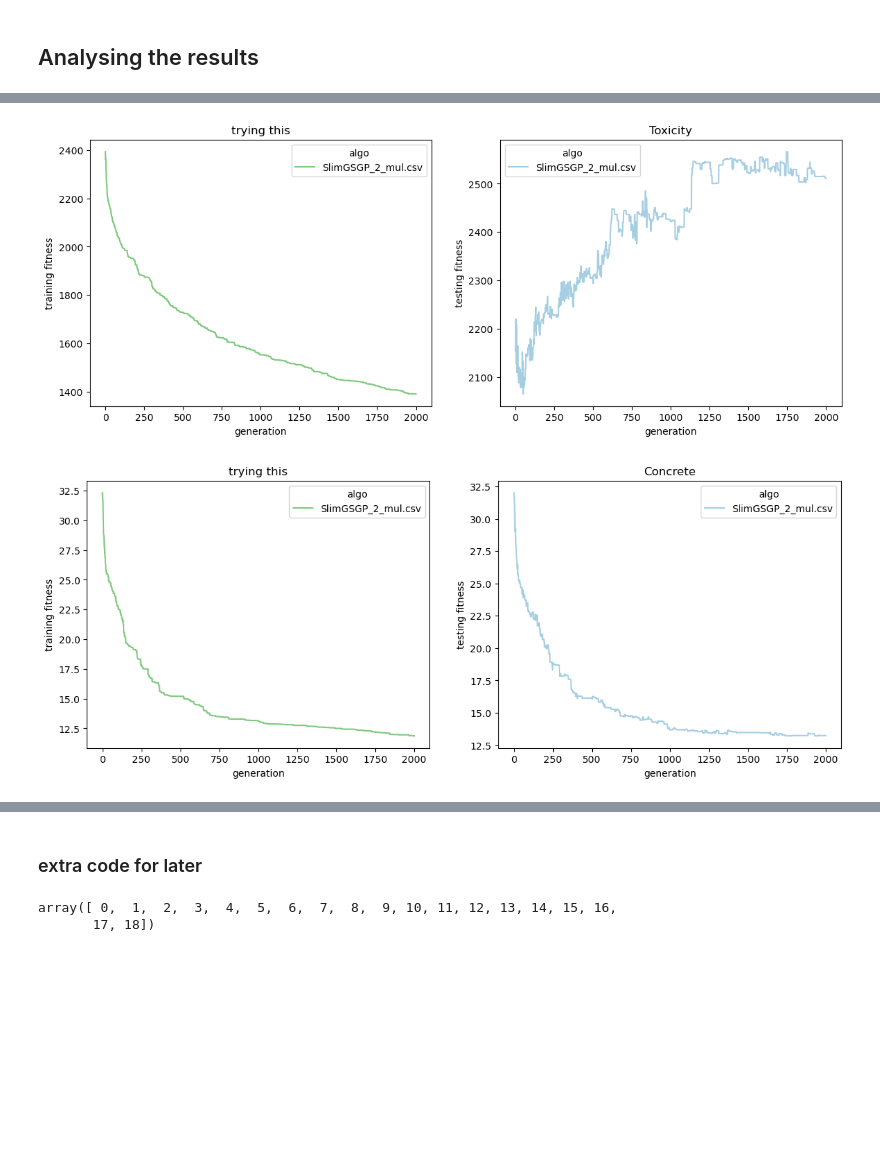
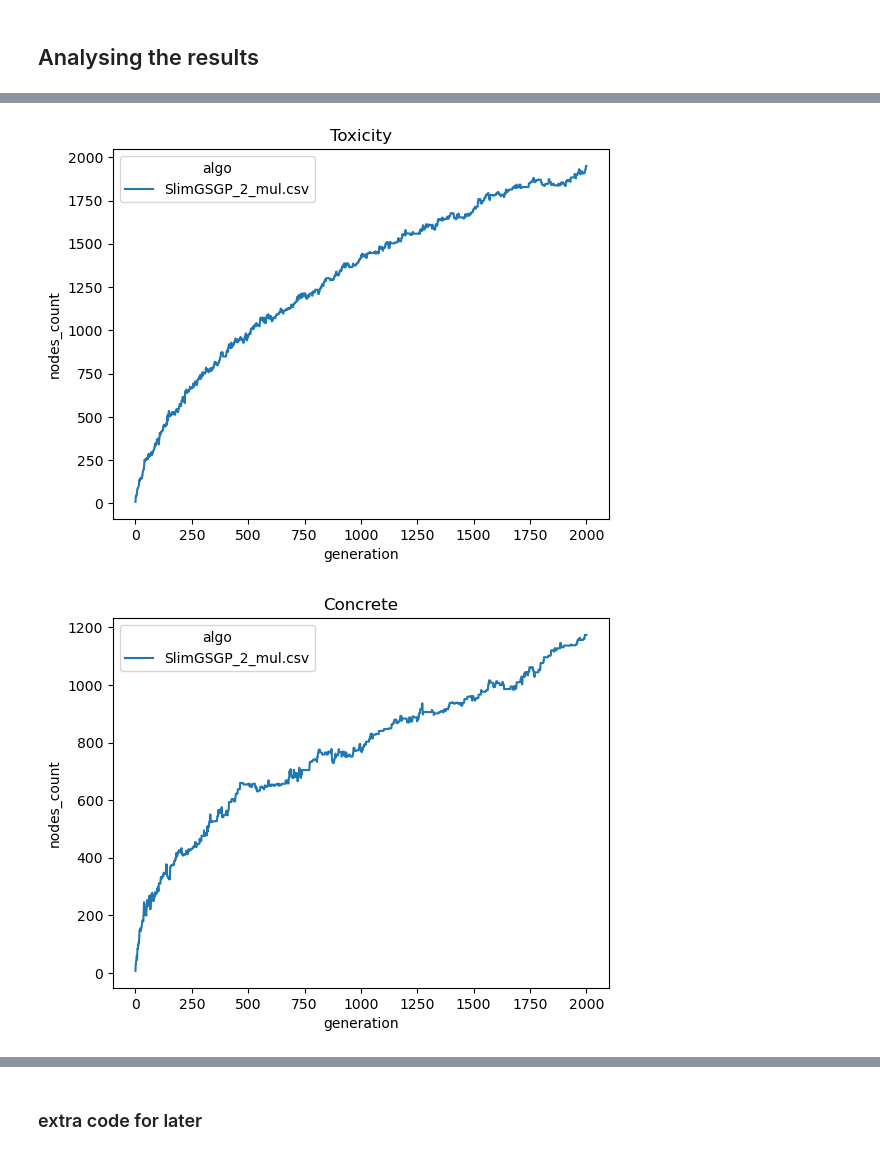
Before and after one commit to Rizzolioli/SlimShady, a Jupyter notebook: utils/results_analyser.ipynb, the cells around one changed output, grey strips where cells are left out. Saved outputs shown, nothing was run; the diff lists cells and outputs as text; code cells hidden in the pictures; blank space fills up the shorter version.

```diff
--- a/utils/results_analyser.ipynb
+++ b/utils/results_analyser.ipynb
@@ -25,6 +25,6 @@ df.head()
 # %%
-show_results(x_var = "generation", y_var="training_fitness", experiment_id=-1, logger_name=logger_name,
+show_results(x_var = "generation", y_var="nodes_count", experiment_id=-1, logger_name=logger_name,
              log_level=log_level, dataset=None)
 # %% [output]
-[figure, old version]
+[figure, new version]
-[figure, old version]
+[figure, new version]
@@ -33,2 +33,0 @@ show_results(x_var = "generation", y_var="training_fitness", experiment_id=-1, l
-# %% [markdown]
-### extra code for later
@@ -37,5 +34,2 @@ show_results(x_var = "generation", y_var="training_fitness", experiment_id=-1, l
-# %%
-df[df.dataset=="ppb"].seed.unique()
-# %% [output]
-array([ 0,  1,  2,  3,  4,  5,  6,  7,  8,  9, 10, 11, 12, 13, 14, 15, 16,
-       17, 18])
+# %% [markdown]
+### extra code for later
```
Also changed, not shown: parts of 10 cells of this notebook.
